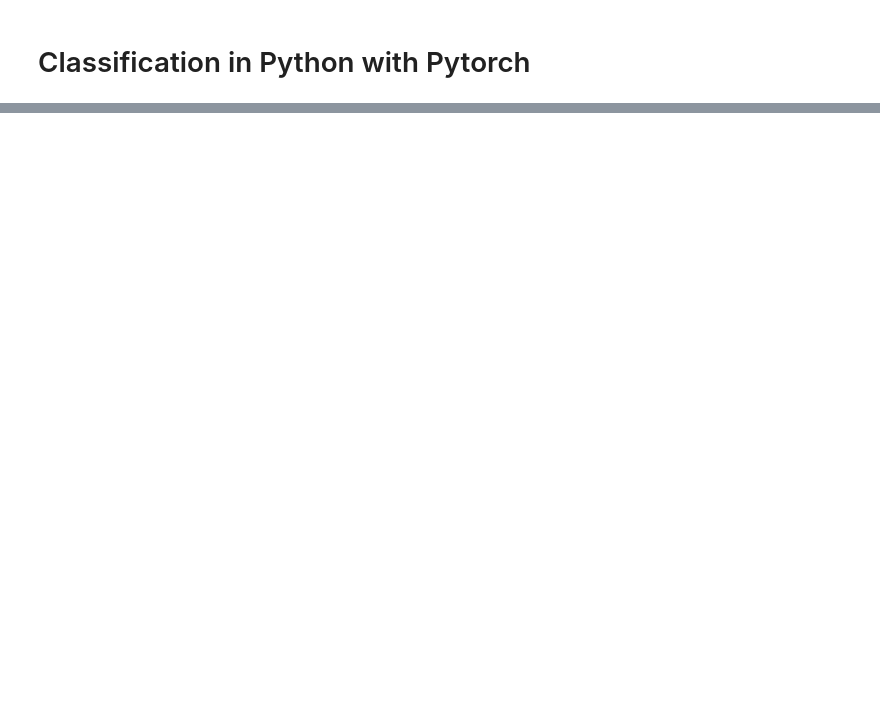
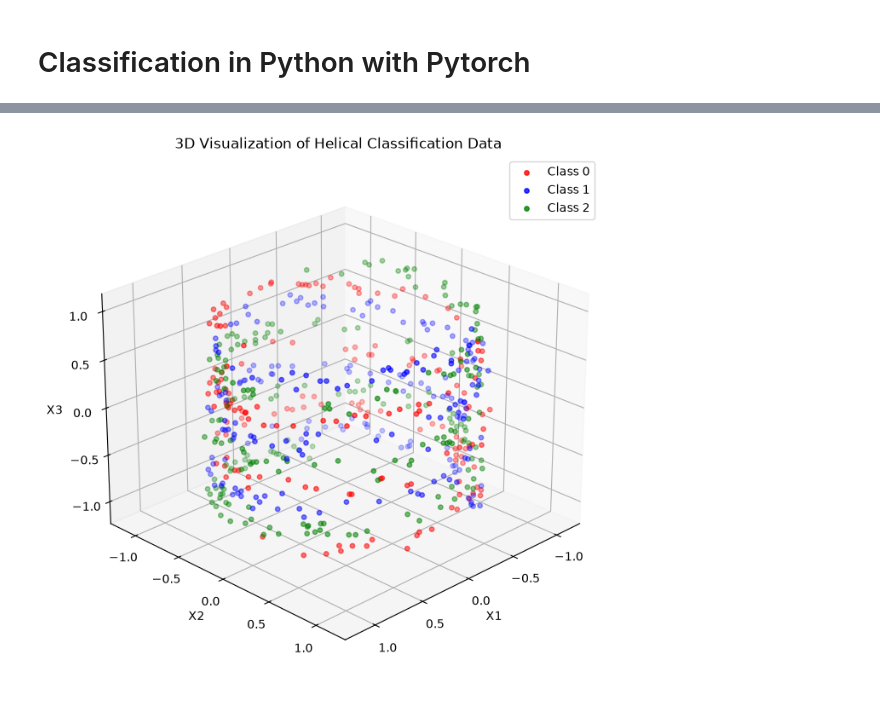
Before and after one commit to Ashishlamichhane4/Scientific_Computing, a Jupyter notebook: Classification_using_pytorch/exe3.ipynb, the cells around one changed output, grey strips where cells are left out. Drawn from its saved outputs; the diff is of its cells as text; code cells hidden in the pictures; blank space fills up the shorter version.

Commit message:
Trained Neural Network

```diff
--- a/Classification_using_pytorch/exe3.ipynb
+++ b/Classification_using_pytorch/exe3.ipynb
@@ -7,7 +10,7 @@ import matplotlib.pyplot as plt
 # %%
 
 
-def make_helices(n_samples, n_classes=4, n_turns=3.0, noise=0.05, seed=0):
+def make_helices(n_samples, n_classes=3, n_turns=3.0, noise=0.05, seed=0):
     """
     Return points X (n_samples, 3), float32, and labels y (n_samples,), int64.
     """
@@ -28,6 +31,6 @@ def make_helices(n_samples, n_classes=4, n_turns=3.0, noise=0.05, seed=0):
     return X.astype(np.float32), y.astype(np.int64)
 # %%
 #Generated 3000 samples for the purpose of the trainig
-X_train,y_train = make_helices(n_samples=3000, n_classes=4, n_turns=3.0, noise=0.05, seed=100)
+X_train,y_train = make_helices(n_samples=3000, n_classes=3, n_turns=3.0, noise=0.05, seed=100)
 # %%
 #Generated 1000 test points
@@ -97,0 +60,42 @@ NameError: name 'N_CLASSES' is not defined
+# %%
+
+
+X_plot = X_train[:600]
+y_plot = y_train[:600]
+
+colors = ['red', 'blue', 'green', 'orange']
+
+fig = plt.figure(figsize=(10, 8))
+
+
+
+colors = ['red', 'blue', 'green', 'orange']
+
+
+ax = fig.add_subplot(111, projection='3d')
+
+for class_id in range(3):
+    mask = y_plot == class_id
+
+    ax.scatter(
+        X_plot[mask, 0],
+        X_plot[mask, 1],
+        X_plot[mask, 2],
+        color=colors[class_id],
+        label=f'Class {class_id}',
+        s=15,
+        alpha=0.8
+    )
+
+ax.set_xlabel('X1')
+ax.set_ylabel('X2')
+ax.set_zlabel('X3')
+ax.set_title('3D Visualization of Helical Classification Data')
+ax.legend()
+
+ax.view_init(elev=25, azim=45)
+
+
+plt.show()
+# %% [output]
+[figure, added]
```
Also changed, not shown: parts of 14 cells of this notebook.
